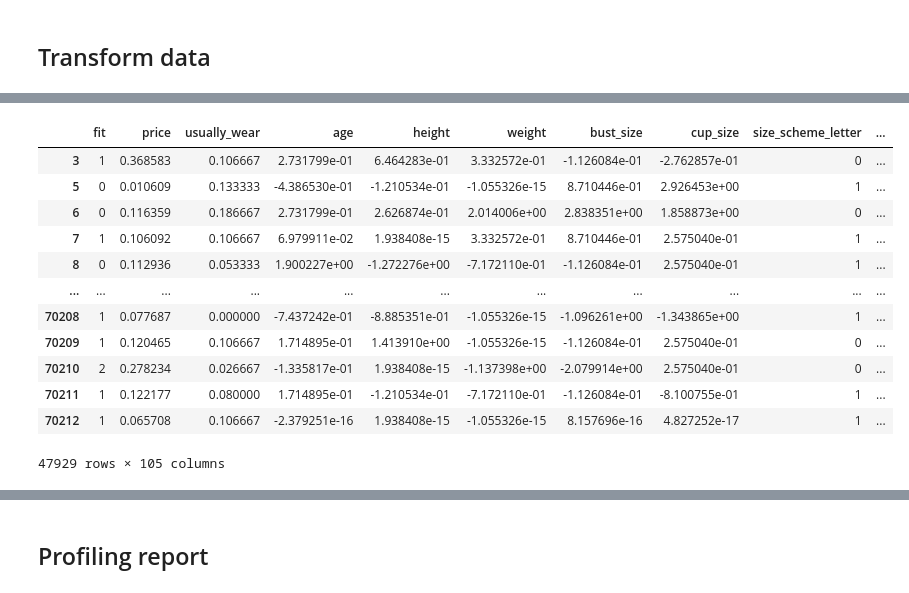
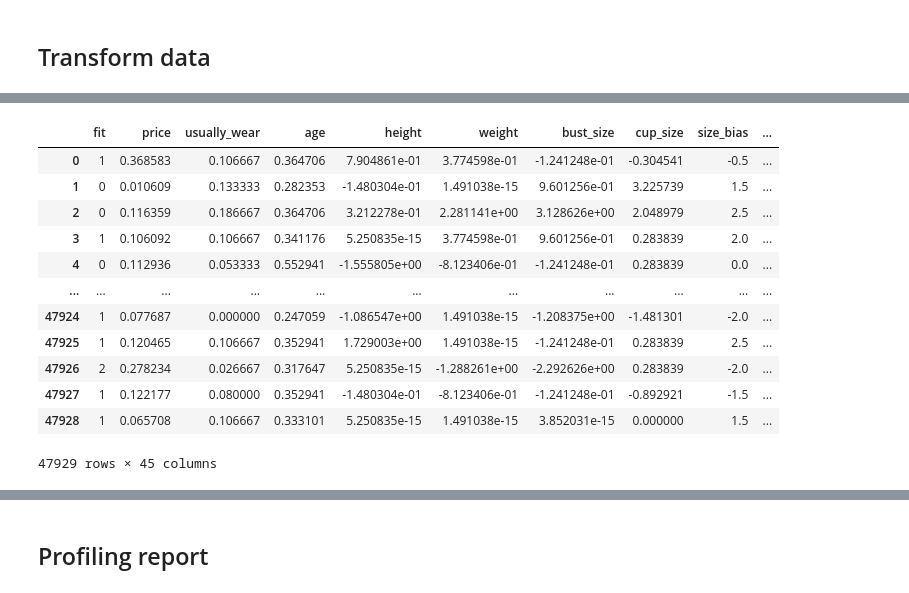
Before and after one commit to Dune-Z/Machine-Learning-Project, a Jupyter notebook: src/main.ipynb, the cells around one changed output, grey strips where cells are left out. Drawn from its saved outputs; the diff is of its cells as text; code cells hidden in the pictures.

Commit message:
Compute item vectors

```diff
--- a/src/main.ipynb
+++ b/src/main.ipynb
@@ -62,39 +62,42 @@ describe_data(test_df)
 # %% [markdown]
 ## Transform data
 # %%
-import utils
-import preprocess
-
-importlib.reload(utils)
-importlib.reload(preprocess)
-
-from utils import fetch_train_data, describe_data, evaluate_model, train_test_split
-from preprocess import *
-
 prep.pipeline = [
-    DropColumns(
-        cols=['user_name', 'review', 'review_summary', 'rating', 'item_name']),
-    OneHotEncoder(cols=[
-        'size_scheme', 'size_main', 'size_suffix', 'rented_for', 'body_type'
-    ],
-                  name='one_hot'),
-    OrdinalEncoder(cols=['fit', 'cup_size']),
-    StandardScaler(cols=['age', 'weight', 'height', 'bust_size', 'cup_size']),
-    TargetEncoder(cols=['brand', 'category', 'size'],
+    ##
+    DropColumns(cols=['user_name', 'review', 'review_summary', 'rating']),
+    HandleSizeMapping(),  # handle size mapping
+    OrdinalEncoder(cols=['fit', 'item_name', 'cup_size']),  # (necessary)
+    MeanImputer(
+        cols=['weight', 'height', 'bust_size', 'cup_size']),  # (necessary)
+    ComputeItemVectors(),  # compute item vectors
+    ##
+    DropColumns(cols=['size_scheme', 'size']),
+    OneHotEncoder(cols=['size_suffix', 'rented_for', 'body_type']),
+    StandardScaler(cols=[
+        'weight', 'height', 'bust_size', 'cup_size', 'item_weight',
+        'item_height', 'item_bust_size', 'item_cup_size'
+    ]),
+    TargetEncoder(cols=['brand', 'category', 'size_main'],
                   target_cols=['weight', 'height', 'bust_size', 'cup_size'],
                   name='target_encoder'),
-    DropColumns(cols=['brand', 'category', 'size']),
-    MinMaxScaler(cols=['price', 'usually_wear']),
+    DropColumns(cols=['brand', 'category', 'size_main']),
+    MinMaxScaler(cols=['age', 'price', 'usually_wear']),
     SelectOutputColumns(
         target='target_encoder'
-    ),  # append the output of 'one_hot' to the input of the next transformer
+    ),  # append the output of 'target_encoder' to the input of the next transformer
     MeanImputer(cols=['age', 'weight', 'height', 'bust_size', 'cup_size']),
-    MedianImputer(cols=['usually_wear']),
+    MedianImputer(cols=['price', 'usually_wear']),
+    # OneHotEncoder(cols=['item_name']),
+    DropColumns(cols=['item_name']),
 ]
 
 train_df_prep, test_df_prep = train_df.copy(), test_df.copy()
+
 train_df_prep = prep.fit_transform(train_df_prep)
 test_df_prep = prep.transform(test_df_prep)
+
+# train_df_prep = prep.compute_item_vectors(train_df_prep, is_train=True)
+# test_df_prep = prep.compute_item_vectors(test_df_prep)
 
 # describe_data(train_df_prep)['nan_count'].sum()
 # describe_data(train_df_prep)
@@ -113,13 +123,13 @@ train_df_prep
-|  | fit | price | usually_wear | age | height | weight | bust_size | cup_size | size_scheme_letter | ... |
-| 3 | 1 | 0.368583 | 0.106667 | 2.731799e-01 | 6.464283e-01 | 3.332572e-01 | -1.126084e-01 | -2.762857e-01 | 0 | ... |
-| 5 | 0 | 0.010609 | 0.133333 | -4.386530e-01 | -1.210534e-01 | -1.055326e-15 | 8.710446e-01 | 2.926453e+00 | 1 | ... |
-| 6 | 0 | 0.116359 | 0.186667 | 2.731799e-01 | 2.626874e-01 | 2.014006e+00 | 2.838351e+00 | 1.858873e+00 | 0 | ... |
-| 7 | 1 | 0.106092 | 0.106667 | 6.979911e-02 | 1.938408e-15 | 3.332572e-01 | 8.710446e-01 | 2.575040e-01 | 1 | ... |
-| 8 | 0 | 0.112936 | 0.053333 | 1.900227e+00 | -1.272276e+00 | -7.172110e-01 | -1.126084e-01 | 2.575040e-01 | 1 | ... |
+|  | fit | price | usually_wear | age | height | weight | bust_size | cup_size | size_bias | ... |
+| 0 | 1 | 0.368583 | 0.106667 | 0.364706 | 7.904861e-01 | 3.774598e-01 | -1.241248e-01 | -0.304541 | -0.5 | ... |
+| 1 | 0 | 0.010609 | 0.133333 | 0.282353 | -1.480304e-01 | 1.491038e-15 | 9.601256e-01 | 3.225739 | 1.5 | ... |
+| 2 | 0 | 0.116359 | 0.186667 | 0.364706 | 3.212278e-01 | 2.281141e+00 | 3.128626e+00 | 2.048979 | 2.5 | ... |
+| 3 | 1 | 0.106092 | 0.106667 | 0.341176 | 5.250835e-15 | 3.774598e-01 | 9.601256e-01 | 0.283839 | 2.0 | ... |
+| 4 | 0 | 0.112936 | 0.053333 | 0.552941 | -1.555805e+00 | -8.123406e-01 | -1.241248e-01 | 0.283839 | 0.0 | ... |
 | ... | ... | ... | ... | ... | ... | ... | ... | ... | ... | ... |
-| 70208 | 1 | 0.077687 | 0.000000 | -7.437242e-01 | -8.885351e-01 | -1.055326e-15 | -1.096261e+00 | -1.343865e+00 | 1 | ... |
-| 70209 | 1 | 0.120465 | 0.106667 | 1.714895e-01 | 1.413910e+00 | -1.055326e-15 | -1.126084e-01 | 2.575040e-01 | 0 | ... |
-| 70210 | 2 | 0.278234 | 0.026667 | -1.335817e-01 | 1.938408e-15 | -1.137398e+00 | -2.079914e+00 | 2.575040e-01 | 0 | ... |
-| 70211 | 1 | 0.122177 | 0.080000 | 1.714895e-01 | -1.210534e-01 | -7.172110e-01 | -1.126084e-01 | -8.100755e-01 | 1 | ... |
-| 70212 | 1 | 0.065708 | 0.106667 | -2.379251e-16 | 1.938408e-15 | -1.055326e-15 | 8.157696e-16 | 4.827252e-17 | 1 | ... |
+| 47924 | 1 | 0.077687 | 0.000000 | 0.247059 | -1.086547e+00 | 1.491038e-15 | -1.208375e+00 | -1.481301 | -2.0 | ... |
+| 47925 | 1 | 0.120465 | 0.106667 | 0.352941 | 1.729003e+00 | 1.491038e-15 | -1.241248e-01 | 0.283839 | 2.5 | ... |
+| 47926 | 2 | 0.278234 | 0.026667 | 0.317647 | 5.250835e-15 | -1.288261e+00 | -2.292626e+00 | 0.283839 | -2.0 | ... |
+| 47927 | 1 | 0.122177 | 0.080000 | 0.352941 | -1.480304e-01 | -8.123406e-01 | -1.241248e-01 | -0.892921 | -1.5 | ... |
+| 47928 | 1 | 0.065708 | 0.106667 | 0.333101 | 5.250835e-15 | 1.491038e-15 | 3.852031e-15 | 0.000000 | 1.5 | ... |
-47929 rows × 105 columns
+47929 rows × 45 columns
```
Also changed, not shown: parts of 10 cells of this notebook, 3 other files.
